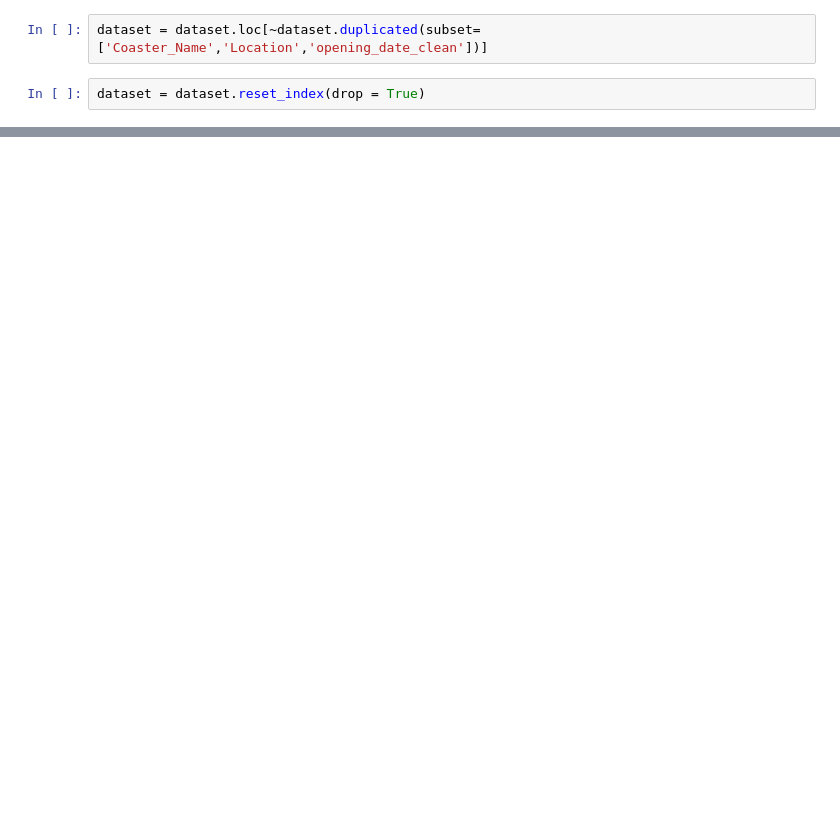
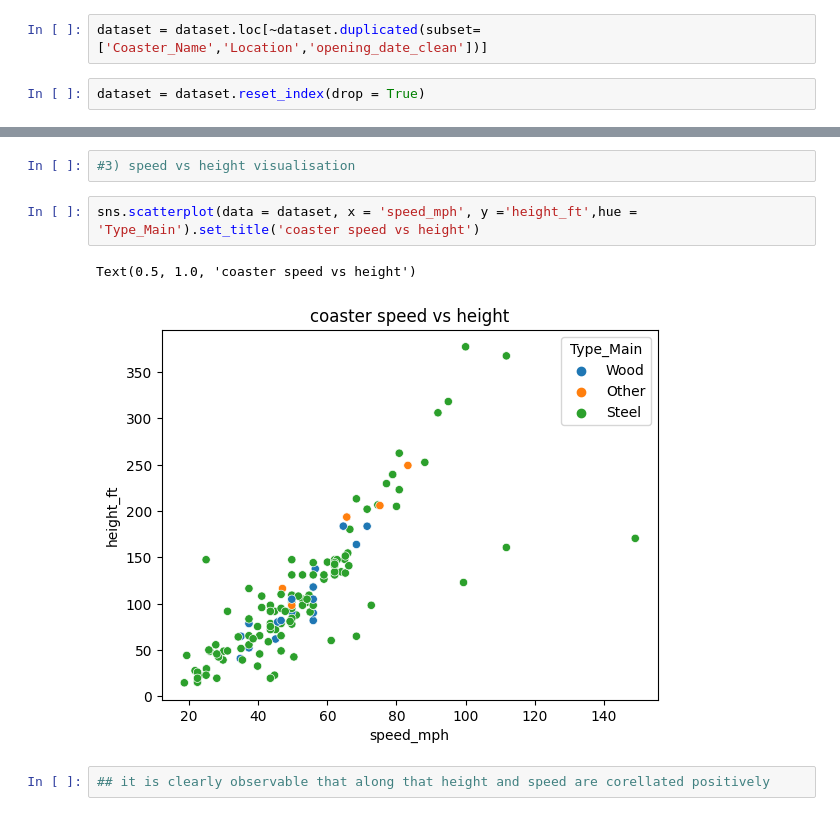
Before and after one commit to DHRUV-29-10-3/eda_4, a Jupyter notebook: eda_roller_coster.ipynb, the cells around one changed output, grey strips where cells are left out. Cells and saved outputs as stored; diff of their text form; blank space fills up the shorter version.

```diff
--- a/eda_roller_coster.ipynb
+++ b/eda_roller_coster.ipynb
@@ -215,0 +279,9 @@ dataset.head()
+# %%
+#3) speed vs height visualisation
+# %%
+sns.scatterplot(data = dataset, x = 'speed_mph', y ='height_ft',hue = 'Type_Main').set_title('coaster speed vs height')
+# %% [output]
+Text(0.5, 1.0, 'coaster speed vs height')
+[figure, added]
+# %%
+## it is clearly observable that along that height and speed are corellated positively
```
Also changed, not shown: parts of 14 cells of this notebook, 1 other file.
